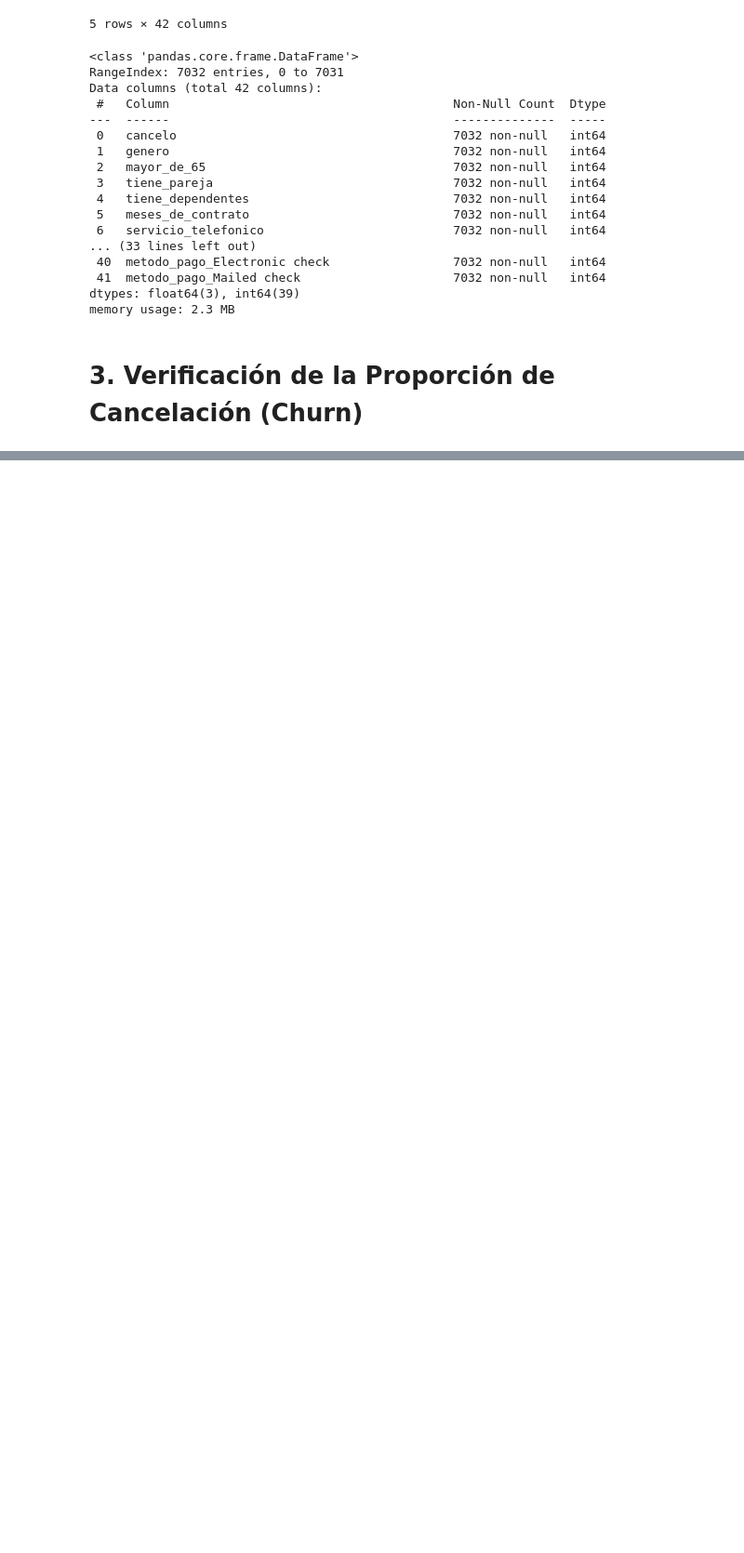
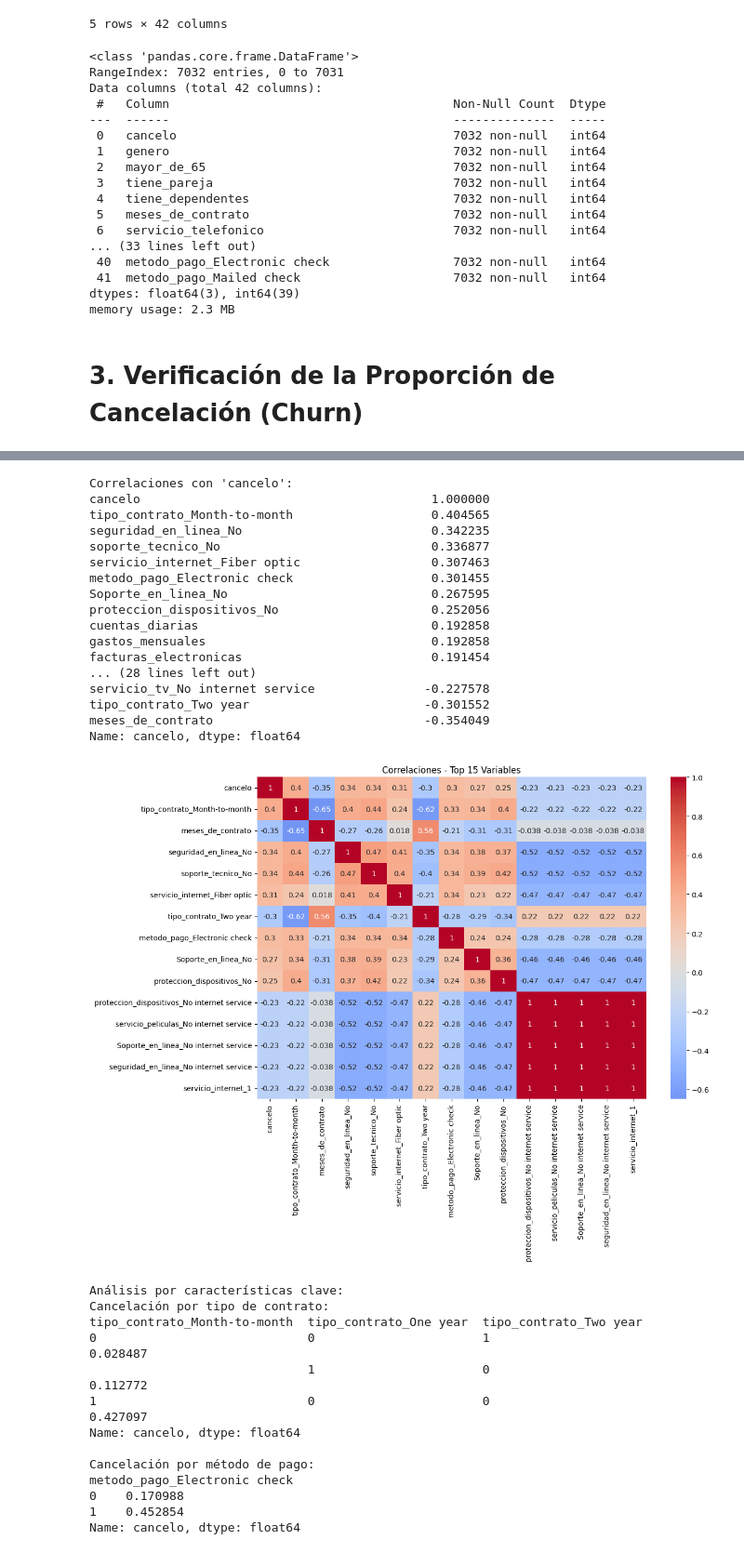
Before and after one commit to Monica-Restrepo/Desafio_3_TelecomX2, a Jupyter notebook: Desafio_3_TelecomX2.ipynb, the cells around one changed output, grey strips where cells are left out. Shown at 93% size. Cells and saved outputs as stored; diff of their text form; code cells hidden in the pictures; blank space fills up the shorter version.

```diff
--- a/Desafio_3_TelecomX2.ipynb
+++ b/Desafio_3_TelecomX2.ipynb
@@ -81,0 +92,57 @@ memory usage: 2.3 MB
+# %%
+import matplotlib.pyplot as plt
+import seaborn as sns
+
+# 1. Matriz de correlación con la variable objetivo
+correlaciones = datos_codificados.corr()['cancelo'].sort_values(ascending=False)
+print("Correlaciones con 'cancelo':")
+print(correlaciones)
+
+# 2. Heatmap de las correlaciones más importantes
+plt.figure(figsize=(12, 8))
+# Selecciona las 15 variables más correlacionadas con 'cancelo'
+top_features = correlaciones.abs().nlargest(15).index
+correlation_matrix = datos_codificados[top_features].corr()
+sns.heatmap(correlation_matrix, annot=True, cmap='coolwarm', center=0)
+plt.title('Correlaciones - Top 15 Variables')
+plt.show()
+
+# 3. Análisis específico por grupos
+print("\nAnálisis por características clave:")
+print("Cancelación por tipo de contrato:")
+print(datos_codificados.groupby(['tipo_contrato_Month-to-month', 'tipo_contrato_One year', 'tipo_contrato_Two year'])['cancelo'].mean())
+
+print("\nCancelación por método de pago:")
+print(datos_codificados.groupby(['metodo_pago_Electronic check'])['cancelo'].mean())
+# %% [output]
+Correlaciones con 'cancelo':
+cancelo                                        1.000000
+tipo_contrato_Month-to-month                   0.404565
+seguridad_en_linea_No                          0.342235
+soporte_tecnico_No                             0.336877
+servicio_internet_Fiber optic                  0.307463
+metodo_pago_Electronic check                   0.301455
+Soporte_en_linea_No                            0.267595
+proteccion_dispositivos_No                     0.252056
+cuentas_diarias                                0.192858
+gastos_mensuales                               0.192858
+facturas_electronicas                          0.191454
+... (28 lines left out)
+servicio_tv_No internet service               -0.227578
+tipo_contrato_Two year                        -0.301552
+meses_de_contrato                             -0.354049
+Name: cancelo, dtype: float64
+[figure, added]
+Análisis por características clave:
+Cancelación por tipo de contrato:
+tipo_contrato_Month-to-month  tipo_contrato_One year  tipo_contrato_Two year
+0                             0                       1                         0.028487
+                              1                       0                         0.112772
+1                             0                       0                         0.427097
+Name: cancelo, dtype: float64
+
+Cancelación por método de pago:
+metodo_pago_Electronic check
+0    0.170988
+1    0.452854
+Name: cancelo, dtype: float64
```
Also changed, not shown: parts of 24 cells of this notebook.
